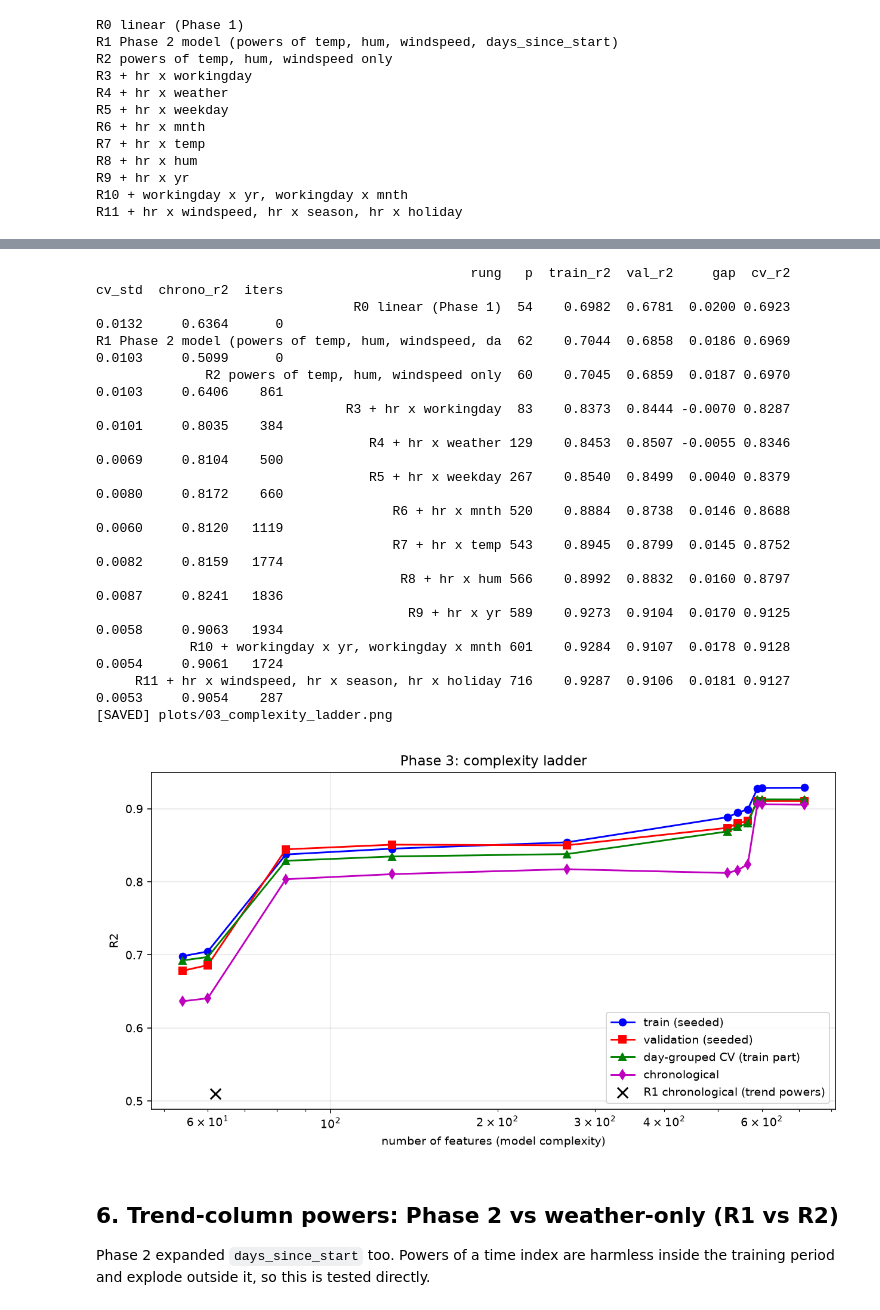
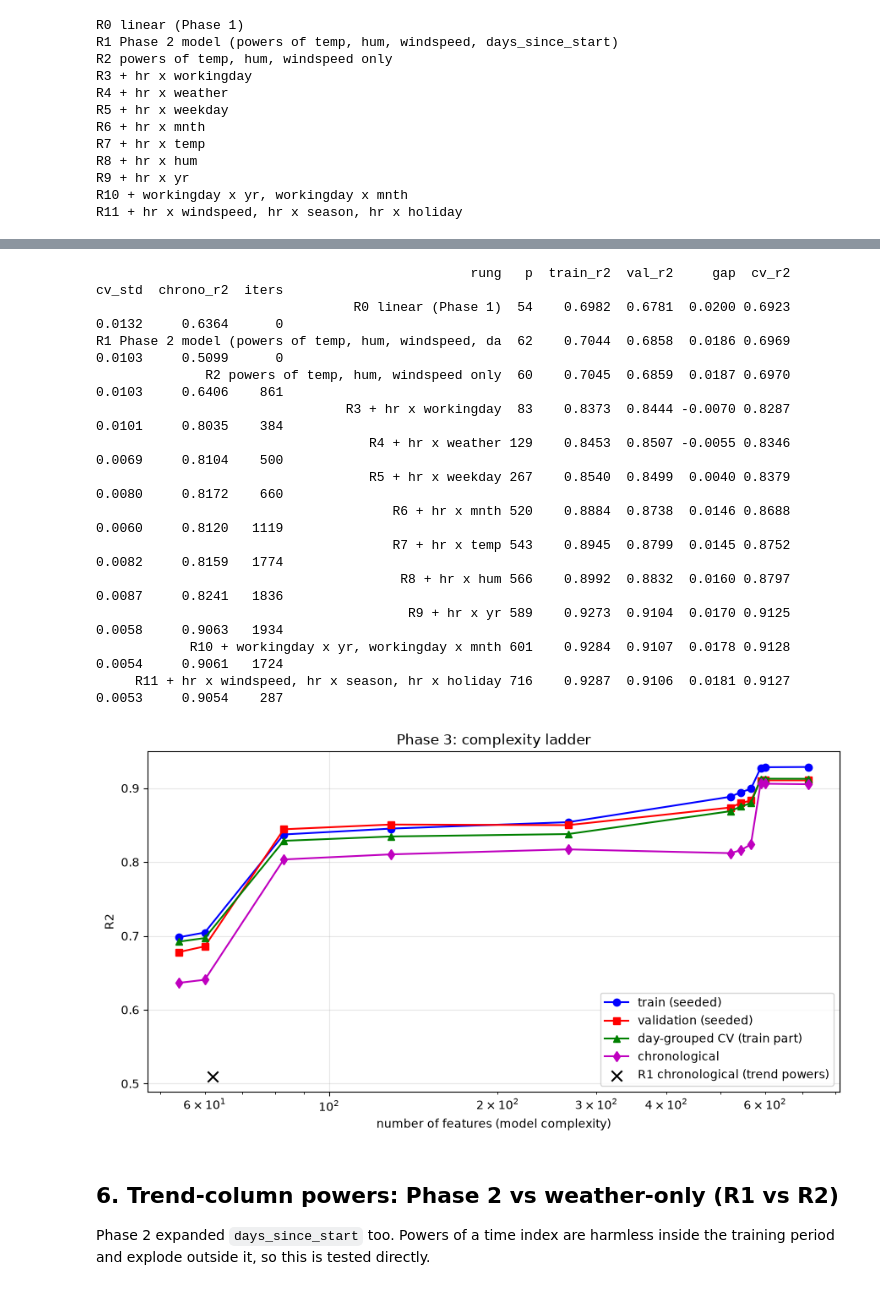
Before and after one commit to KhaledAhmedElmasry/machine-learning-p1, a Jupyter notebook: bike_sharing_pipeline.ipynb, the cells around one changed output, grey strips where cells are left out. Drawn from its saved outputs; the diff is of its cells as text; code cells hidden in the pictures.

```diff
--- a/bike_sharing_pipeline.ipynb
+++ b/bike_sharing_pipeline.ipynb
@@ -4410,13 +3612,13 @@ yv = val_set['cnt'].values.astype(float)
 
 def design(fit_df, other_dfs, spec):
     """Phase 1 preprocessing + Phase 3 expansion, parameters fitted on fit_df only."""
-    pm = core.fit_preprocessor(fit_df)
-    X1, n1 = core.transform(fit_df, pm)
-    pp = p3.fit_poly(X1, n1, spec)
+    pm = fit_preprocessor(fit_df)
+    X1, n1 = transform(fit_df, pm)
+    pp = fit_poly_p3(X1, n1, spec)
     outs = []
     for df in [fit_df] + list(other_dfs):
-        X, _ = core.transform(df, pm)
-        Xe, names = p3.transform_poly(X, n1, pp)
+        X, _ = transform(df, pm)
+        Xe, names = transform_poly_p3(X, n1, pp)
         outs.append(Xe)
     return outs, names, pm, pp
 
@@ -4431,7 +3633,7 @@ def screen_r2(spec, fit_df, ev_df):
     """Closed-form screening: R2 on ev_df of a model fitted on fit_df (all preprocessing refit on fit_df)."""
     (Xf, Xe), _, _, _ = design(fit_df, [ev_df], spec)
     w, b = ols(Xf, fit_df['cnt'].values.astype(float))
-    return core.r2_score_np(ev_df['cnt'].values.astype(float), core.predict(Xe, w, b))
+    return r2_score_np(ev_df['cnt'].values.astype(float), predict(Xe, w, b))
 
 
 def screen_cv(spec, df, n_splits=5):
@@ -4502,10 +3704,10 @@ t_ladder = time.time()
 for k, (nm, spec) in enumerate(LADDER):
     if k == 1:
         # Phase 2's own expansion (its column order differs from Phase 3's), so that the stored weights apply exactly
-        pm1 = core.fit_preprocessor(train_set)
-        X1a, n1_ = core.transform(train_set, pm1); X1v, _ = core.transform(val_set, pm1)
-        pp = p2.fit_poly(X1a, n1_, P2_SOURCES, P2_DEGREE, False)
-        Xa, names = p2.transform_poly(X1a, n1_, pp); Xv, _ = p2.transform_poly(X1v, n1_, pp)
+        pm1 = fit_preprocessor(train_set)
+        X1a, n1_ = transform(train_set, pm1); X1v, _ = transform(val_set, pm1)
+        pp = fit_poly_p2(X1a, n1_, P2_SOURCES, P2_DEGREE, False)
+        Xa, names = transform_poly_p2(X1a, n1_, pp); Xv, _ = transform_poly_p2(X1v, n1_, pp)
     else:
         (Xa, Xv), names, pm, pp = design(train_set, [val_set], spec)
     p = Xa.shape[1]
@@ -4517,13 +3719,13 @@ for k, (nm, spec) in enumerate(LADDER):
         assert names == P2_FEATS and len(w) == p
     else:
         w_prev, names_prev = prev
-        w0 = p3.warm_start_by_name(w_prev, names_prev, names)
-        L = core.lipschitz_constant(Xa)
-        w, b, kappa, res = p3.fit_expanded(Xa, yt, Xv, yv, w_init=w0, b_init=prev_b, lr=0.9 / L, tol=1e-9, max_iter=300000, momentum=True)
+        w0 = warm_start_by_name(w_prev, names_prev, names)
+        L = lipschitz_constant(Xa)
+        w, b, kappa, res = fit_expanded_p3(Xa, yt, Xv, yv, w_init=w0, b_init=prev_b, lr=0.9 / L, tol=1e-9, max_iter=300000, momentum=True)
         status, iters = res['status'], res['n_iter']
         assert status == 'converged', (nm, status)
-    tr_r2 = core.r2_score_np(yt, core.predict(Xa, w, b)); va_r2 = core.r2_score_np(yv, core.predict(Xv, w, b))
-    va_rmse = core.rmse_np(yv, core.predict(Xv, w, b))
+    tr_r2 = r2_score_np(yt, predict(Xa, w, b)); va_r2 = r2_score_np(yv, predict(Xv, w, b))
+    va_rmse = rmse_np(yv, predict(Xv, w, b))
     cv_m, cv_s = screen_cv(spec, train_set)
     ch_r2 = screen_r2(spec, chrono_tr, chrono_va)
     rows.append(dict(rung=nm, p=int(p), train_r2=tr_r2, val_r2=va_r2, gap=tr_r2 - va_r2, val_rmse=va_rmse,
@@ -4561,41 +3765,34 @@ ladder took 52s
 # %%
-show = ladder_df[['rung', 'p', 'train_r2', 'val_r2', 'gap', 'cv_r2', 'cv_std', 'chrono_r2', 'iters']].copy()
-show['rung'] = show['rung'].str.slice(0, 52)
-print(show.to_string(index=False, float_format=lambda v: f'{v:.4f}'))
+ladder_show = ladder_df[['rung', 'p', 'train_r2', 'val_r2', 'gap', 'cv_r2', 'cv_std', 'chrono_r2', 'iters']].copy()
+ladder_show['rung'] = ladder_show['rung'].str.slice(0, 52)
+print(ladder_show.to_string(index=False, float_format=lambda v: f'{v:.4f}'))
 
 main = ladder_df[~ladder_df['rung'].str.startswith('R1 ')]
 fig, ax = plt.subplots(figsize=(9, 5))
 ax.plot(main['p'], main['train_r2'], 'b-o', label='train (seeded)')
 ax.plot(main['p'], main['val_r2'], 'r-s', label='validation (seeded)')
 ax.plot(main['p'], main['cv_r2'], 'g-^', label='day-grouped CV (train part)')
 ax.plot(main['p'], main['chrono_r2'], 'm-d', label='chronological')
 r1 = ladder_df[ladder_df['rung'].str.startswith('R1 ')].iloc[0]
 ax.scatter([r1['p']], [r1['chrono_r2']], c='k', marker='x', s=80, label='R1 chronological (trend powers)')
 ax.set_xscale('log'); ax.set_xlabel('number of features (model complexity)'); ax.set_ylabel('R2')
 ax.set_title('Phase 3: complexity ladder'); ax.grid(alpha=0.3); ax.legend()
-fig.tight_layout(); fig.savefig(PLOTS / '03_complexity_ladder.png', dpi=140); plt.close(fig)
-print('[SAVED] plots/03_complexity_ladder.png')
+fig.tight_layout(); plt.show()
 # %% [output]
                                                 rung   p  train_r2  val_r2     gap  cv_r2  cv_std  chrono_r2  iters
                                  R0 linear (Phase 1)  54    0.6982  0.6781  0.0200 0.6923  0.0132     0.6364      0
 R1 Phase 2 model (powers of temp, hum, windspeed, da  62    0.7044  0.6858  0.0186 0.6969  0.0103     0.5099      0
               R2 powers of temp, hum, windspeed only  60    0.7045  0.6859  0.0187 0.6970  0.0103     0.6406    861
                                 R3 + hr x workingday  83    0.8373  0.8444 -0.0070 0.8287  0.0101     0.8035    384
                                    R4 + hr x weather 129    0.8453  0.8507 -0.0055 0.8346  0.0069     0.8104    500
                                    R5 + hr x weekday 267    0.8540  0.8499  0.0040 0.8379  0.0080     0.8172    660
                                       R6 + hr x mnth 520    0.8884  0.8738  0.0146 0.8688  0.0060     0.8120   1119
                                       R7 + hr x temp 543    0.8945  0.8799  0.0145 0.8752  0.0082     0.8159   1774
                                        R8 + hr x hum 566    0.8992  0.8832  0.0160 0.8797  0.0087     0.8241   1836
                                         R9 + hr x yr 589    0.9273  0.9104  0.0170 0.9125  0.0058     0.9063   1934
             R10 + workingday x yr, workingday x mnth 601    0.9284  0.9107  0.0178 0.9128  0.0054     0.9061   1724
      R11 + hr x windspeed, hr x season, hr x holiday 716    0.9287  0.9106  0.0181 0.9127  0.0053     0.9054    287
-[SAVED] plots/03_complexity_ladder.png
+[figure, added]
-# %%
-from IPython.display import Image, display
-for _f in ['03_complexity_ladder.png']:
-    display(Image(filename='plots/' + _f))
-# %% [output]
-[figure, removed]
 # %% [markdown]
 ## 6. Trend-column powers: Phase 2 vs weather-only (R1 vs R2)
 
```
Also changed, not shown: parts of 215 cells of this notebook, 37 other files.
